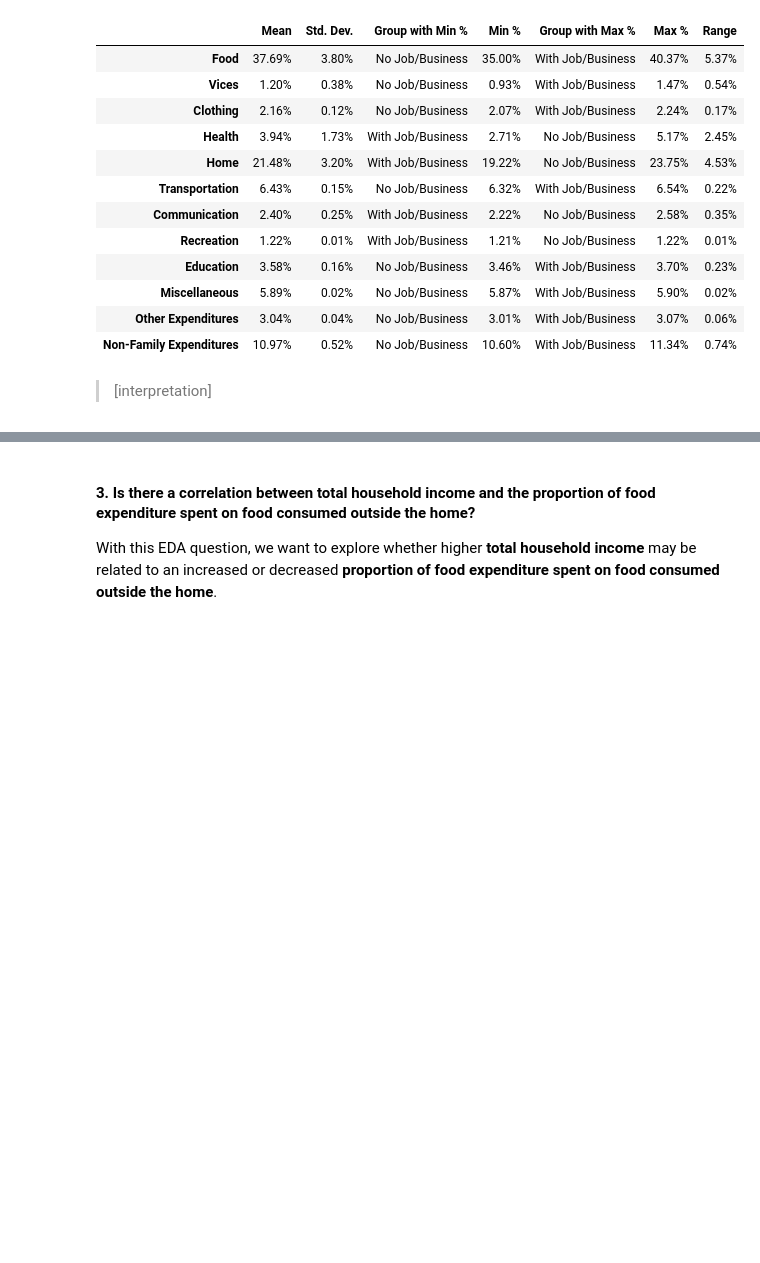
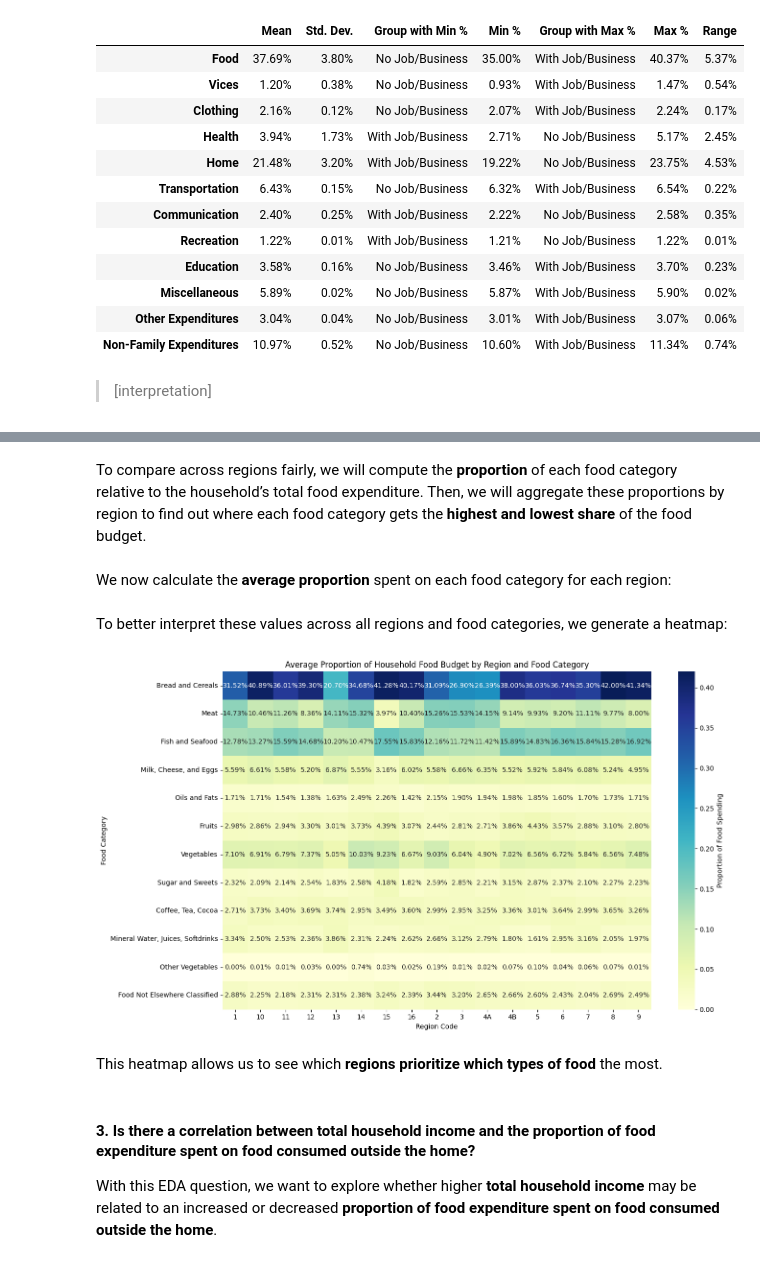
Before and after one commit to qu1r0ra/psa-dataset-analysis, a Jupyter notebook: fie-analysis.ipynb, the cells around one changed output, grey strips where cells are left out. Drawn from its saved outputs; the diff is of its cells as text; code cells hidden in the pictures; blank space fills up the shorter version.

```diff
--- a/fie-analysis.ipynb
+++ b/fie-analysis.ipynb
@@ -1067,3 +1071,49 @@ Numerical Summaries of Major Expenditure Categories Across 'Household Head Had a
+# %%
+food_categories = {
+    'Bread and Cereals': 'T_BREAD',
+    'Meat': 'T_MEAT',
+    'Fish and Seafood': 'T_FISH',
+    'Milk, Cheese, and Eggs': 'T_MILK',
+    'Oils and Fats': 'T_OIL',
+    'Fruits': 'T_FRUIT',
+    'Vegetables': 'T_VEG',
+    'Sugar and Sweets': 'T_SUGAR',
+    'Coffee, Tea, Cocoa': 'T_COFFEE',
+    'Mineral Water, Juices, Softdrinks': 'T_MINERAL',
+    'Other Vegetables': 'T_OTHER_VEG',
+    'Food Not Elsewhere Classified': 'T_FOOD_NEC'
+}
+# %% [markdown]
+To compare across regions fairly, we will compute the **proportion** of each food category relative to the household’s total food expenditure. Then, we will aggregate these proportions by region to find out where each food category gets the **highest and lowest share** of the food budget.
+# %%
+# Compute proportion of food spending per category
+for label, col in food_categories.items():
+    df[f'P_{col}'] = df[col] / df['T_FOOD']
+# %% [markdown]
+We now calculate the **average proportion** spent on each food category for each region:
+# %%
+# Extract region-wise average proportions
+region_food_props = df.groupby('W_REGN')[[f'P_{col}' for col in food_categories.values()]].mean()
+
+# Rename columns for clarity
+region_food_props.columns = food_categories.keys()
+
+# Sort values within each category to find which regions spend the most
+region_food_props_transposed = region_food_props.T
+# %% [markdown]
+To better interpret these values across all regions and food categories, we generate a heatmap:
+# %%
+plt.figure(figsize=(14, 8))
+sns.heatmap(region_food_props_transposed, cmap="YlGnBu", annot=True, fmt=".2%", cbar_kws={'label': 'Proportion of Food Spending'})
+plt.title("Average Proportion of Household Food Budget by Region and Food Category")
+plt.xlabel("Region Code")
+plt.ylabel("Food Category")
+plt.tight_layout()
+plt.show()
+# %% [output]
+[figure, added]
+# %% [markdown]
+This heatmap allows us to see which **regions prioritize which types of food** the most.
 # %% [markdown]
 #### 3. Is there a correlation between total household income and the proportion of food expenditure spent on food consumed outside the home?
 
```
Also changed, not shown: parts of 2 cells of this notebook.
